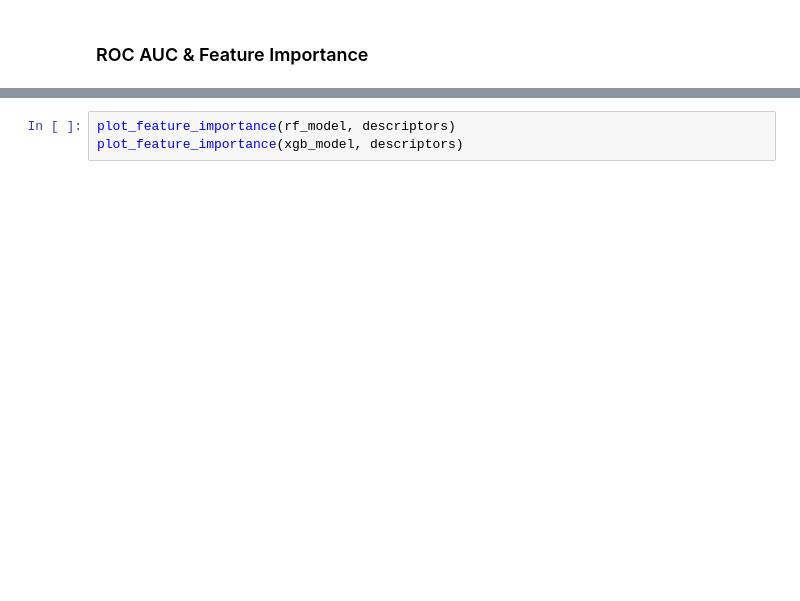
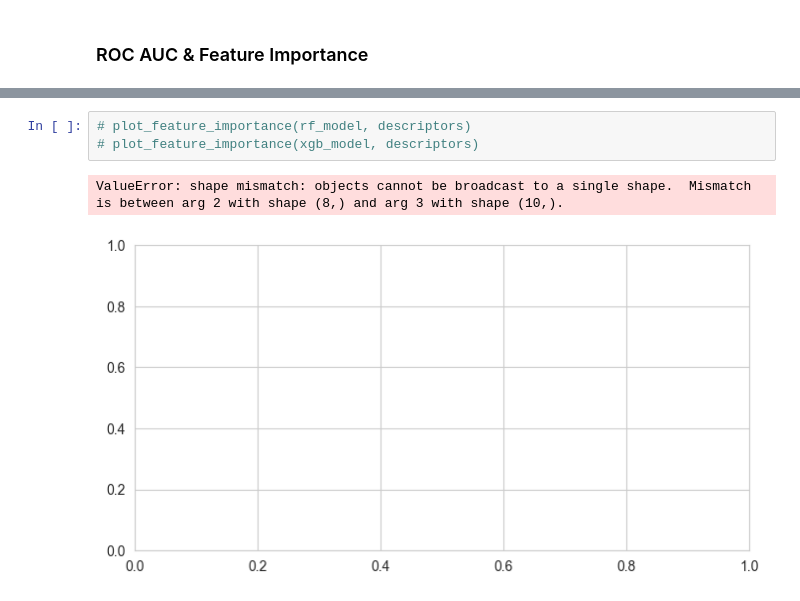
Before and after one commit to jirouset/cdd2026, a Jupyter notebook: dominule/project/project.ipynb, the cells around one changed output, grey strips where cells are left out. Cells and saved outputs as stored; diff of their text form; blank space fills up the shorter version.

```diff
--- a/dominule/project/project.ipynb
+++ b/dominule/project/project.ipynb
@@ -172,3 +237,6 @@ plot_roc_auc(models, test_X, test_y)
 # %%
-plot_feature_importance(rf_model, descriptors)
-plot_feature_importance(xgb_model, descriptors)
+# plot_feature_importance(rf_model, descriptors)
+# plot_feature_importance(xgb_model, descriptors)
+# %% [output]
+ValueError: shape mismatch: objects cannot be broadcast to a single shape.  Mismatch is between arg 2 with shape (8,) and arg 3 with shape (10,).
+[figure, added]
```
Also changed, not shown: parts of 8 cells of this notebook, 4 other files.
